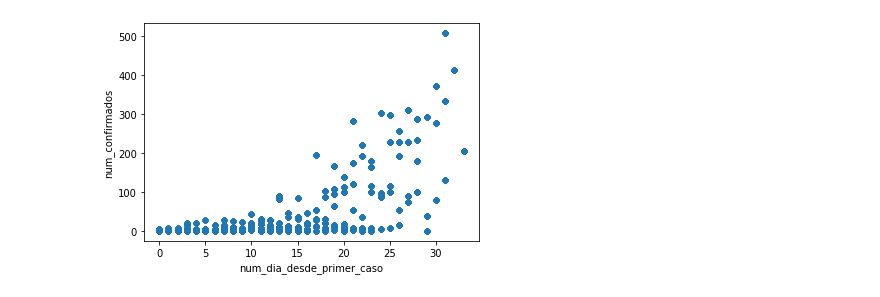
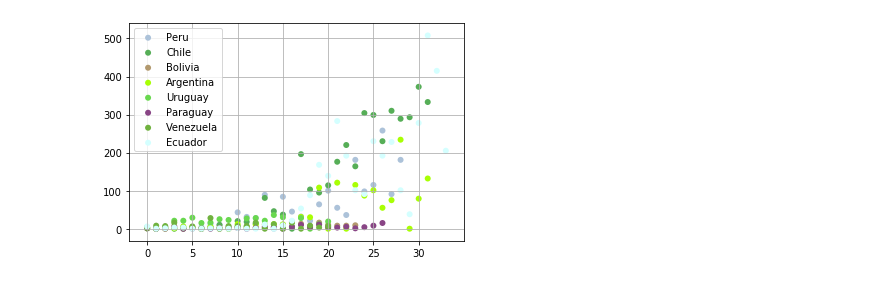
Before and after one commit to joseespinadote/proyecto_intro_mineria, a Jupyter notebook: sandbox-exploratorio.ipynb, the cells around one changed output. Saved outputs shown, nothing was run; the diff lists cells and outputs as text; code cells hidden in the pictures.

```diff
--- a/sandbox-exploratorio.ipynb
+++ b/sandbox-exploratorio.ipynb
@@ -1,22 +1,26 @@
 # %%
 import numpy as np
 import pandas as pd
 import matplotlib.pylab as plt
 import os
 import seaborn as sns
 from sklearn.model_selection import train_test_split
-
+from matplotlib import colors
+from sklearn import preprocessing
 dset_base = pd.read_csv('dataset.csv',)
 dset_extra = pd.read_csv('dataset_atributos_extra.csv')
 dset = pd.merge(left=dset_base, right=dset_extra, how="inner")
+colorlist = list(colors.ColorConverter.colors.keys())
+paises = ["Peru","Chile","Bolivia","Argentina","Uruguay","Paraguay","Venezuela","Ecuador"]
+dset_paises = dset[dset["pais"].isin(paises)]
+fig, ax = plt.subplots()
+counter = 0
+for pais in paises :
+    dset_pais = dset_base[dset_base["pais"]==pais]
+    ax.scatter(dset_pais.num_dia_desde_primer_caso, dset_pais.num_confirmados, label=pais, edgecolors='none', color=colorlist[counter % len(colorlist)])
+    counter+=1
+ax.legend()
+ax.grid(True)
+plt.show()
+# %% [output]
+[figure, added]
-# %%
-#dset_base['num_confirmados'].describe()
-#sns.distplot(dset['num_confirmados']);
-paises = ["Peru","Chile","Bolivia","Argentina","Uruguay","Paraguay","Venezuela","Ecuador"]
-dset_pais = dset[dset["pais"].isin(paises)]
-var = 'num_dia_desde_primer_caso'
-data = pd.concat([dset_pais['num_confirmados'], dset_pais[var]], axis=1)
-#data = pd.concat([dset['num_confirmados'], dset[var]], axis=1)
-data.plot.scatter(x=var, y='num_confirmados');
-# %% [output]
-[figure, removed]
```
Also changed, not shown: parts of 14 cells of this notebook, 1 other file.
